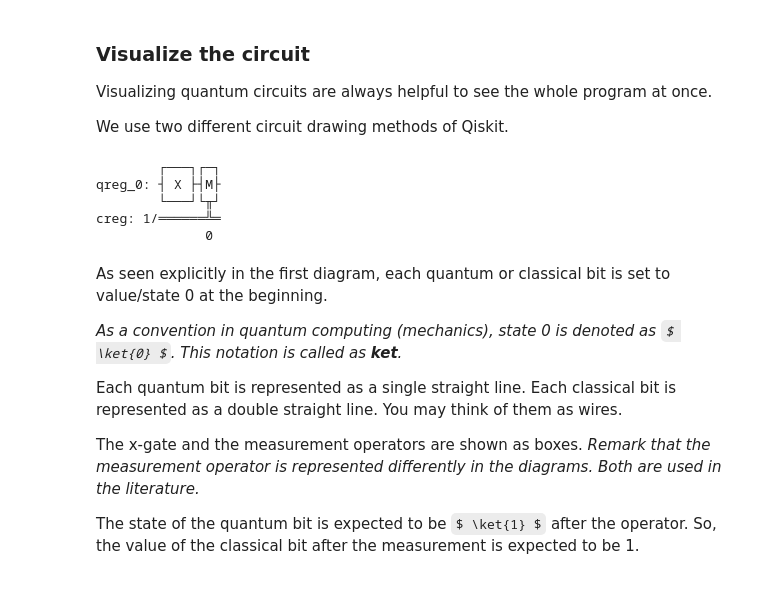
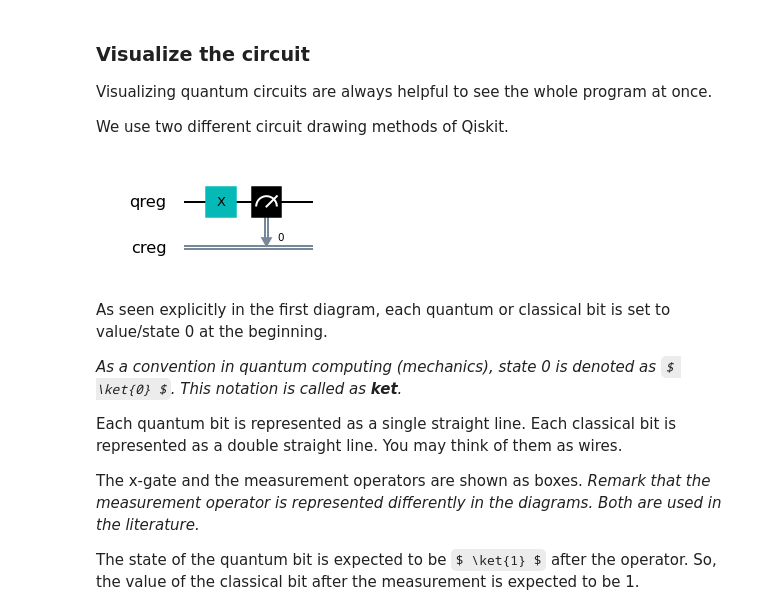
Before and after one commit to aamirshahx/quantum-coursework, a Jupyter notebook: Week1/basics-of-quantum-computing-master/bronze/B20_First_Quantum_Programs_by_Qiskit.ipynb, the cells around one changed output. Saved outputs shown, nothing was run; the diff lists cells and outputs as text; code cells hidden in the pictures; some formulas as TeX source.

```diff
--- a/Week1/basics-of-quantum-computing-master/bronze/B20_First_Quantum_Programs_by_Qiskit.ipynb
+++ b/Week1/basics-of-quantum-computing-master/bronze/B20_First_Quantum_Programs_by_Qiskit.ipynb
@@ -116,17 +96,13 @@ We use two different circuit drawing methods of Qiskit.
 # %%
 # in Qiskit, the circuit object has a method called "draw"
 # the default drawing method uses ASCII art
 
 # let's draw our circuit now
-qc.draw()
+qc.draw(output='mpl')
 
 # re-execute this cell if you DO NOT see the circuit diagram
 # %% [output]
-        ┌───┐┌─┐
-qreg_0: ┤ X ├┤M├
-        └───┘└╥┘
-creg: 1/══════╩═
-              0
+[figure, added]
 # %%
 # we can draw the same circuit by using matplotlib
 qc.draw(output='mpl')
```
Also changed, not shown: parts of 6 cells of this notebook, 5 other files.
